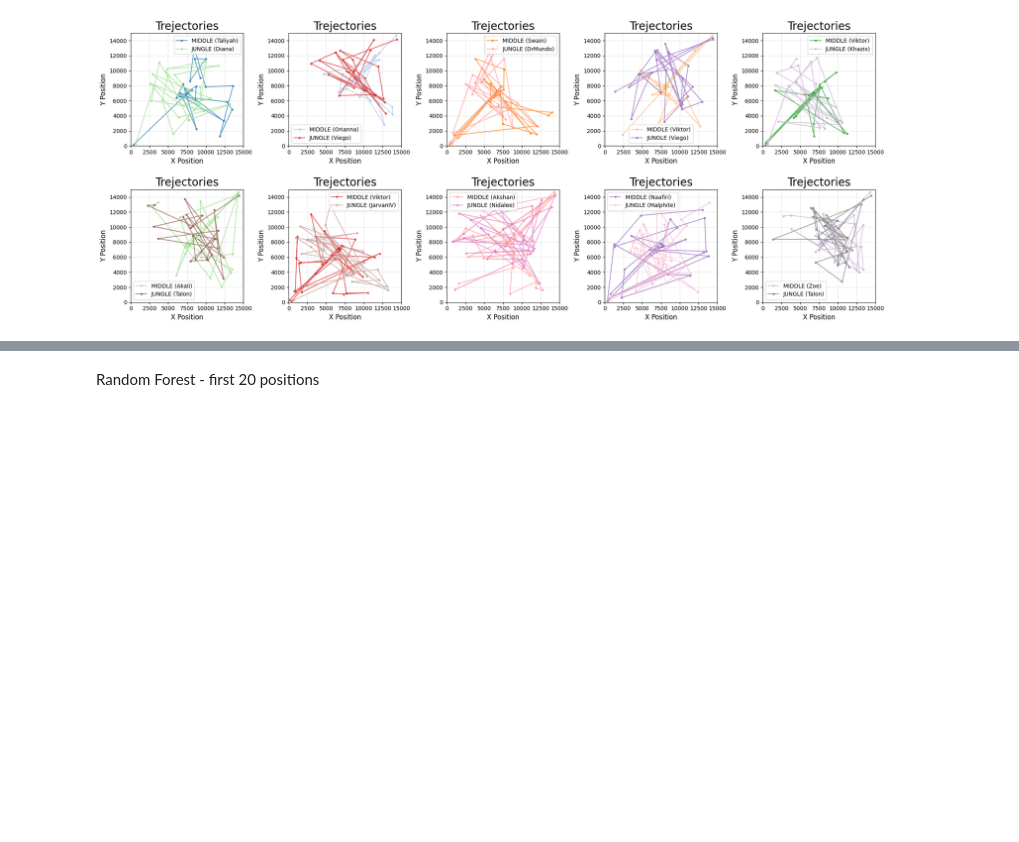
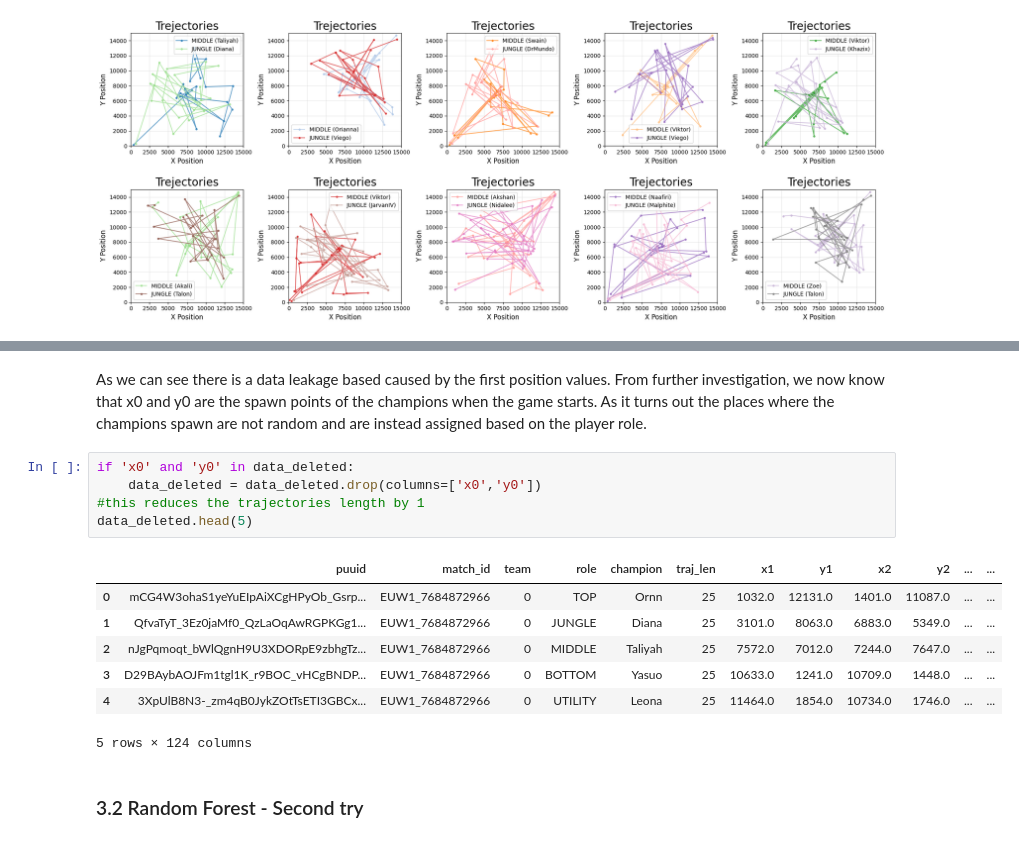
Before and after one commit to Kapponohacco/League-Ml-Project, a Jupyter notebook: src/models.ipynb, the cells around one changed output, grey strips where cells are left out. Cells and saved outputs as stored; diff of their text form; blank space fills up the shorter version.

Commit message:
Data leakage and notes

```diff
--- a/src/models.ipynb
+++ b/src/models.ipynb
@@ -193,3 +294,18 @@ Random Forest        0.9997
+# %% [markdown]
+As we can see there is a data leakage based caused by the first position values. From further investigation, we now know that x0 and y0 are the spawn points of the champions when the game starts. As it turns out the places where the champions spawn are not random and are instead assigned based on the player role.
+# %%
+if 'x0' and 'y0' in data_deleted:
+    data_deleted = data_deleted.drop(columns=['x0','y0'])
+#this reduces the trajectories length by 1
+data_deleted.head(5)
+# %% [output]
+|  | puuid | match_id | team | role | champion | traj_len | x1 | y1 | x2 | y2 | ... | ... |
+| 0 | mCG4W3ohaS1yeYuEIpAiXCgHPyOb_Gsrp... | EUW1_7684872966 | 0 | TOP | Ornn | 25 | 1032.0 | 12131.0 | 1401.0 | 11087.0 | ... | ... |
+| 1 | QfvaTyT_3Ez0jaMf0_QzLaOqAwRGPKGg1... | EUW1_7684872966 | 0 | JUNGLE | Diana | 25 | 3101.0 | 8063.0 | 6883.0 | 5349.0 | ... | ... |
+| 2 | nJgPqmoqt_bWlQgnH9U3XDORpE9zbhgTz... | EUW1_7684872966 | 0 | MIDDLE | Taliyah | 25 | 7572.0 | 7012.0 | 7244.0 | 7647.0 | ... | ... |
+| 3 | D29BAybAOJFm1tgl1K_r9BOC_vHCgBNDP... | EUW1_7684872966 | 0 | BOTTOM | Yasuo | 25 | 10633.0 | 1241.0 | 10709.0 | 1448.0 | ... | ... |
+| 4 | 3XpUlB8N3-_zm4qB0JykZOtTsETI3GBCx... | EUW1_7684872966 | 0 | UTILITY | Leona | 25 | 11464.0 | 1854.0 | 10734.0 | 1746.0 | ... | ... |
+5 rows × 124 columns
 # %% [markdown]
-Random Forest - first 20 positions
+### 3.2 Random Forest - Second try
 # %%
```
Also changed, not shown: parts of 27 cells of this notebook, 4 other files.
